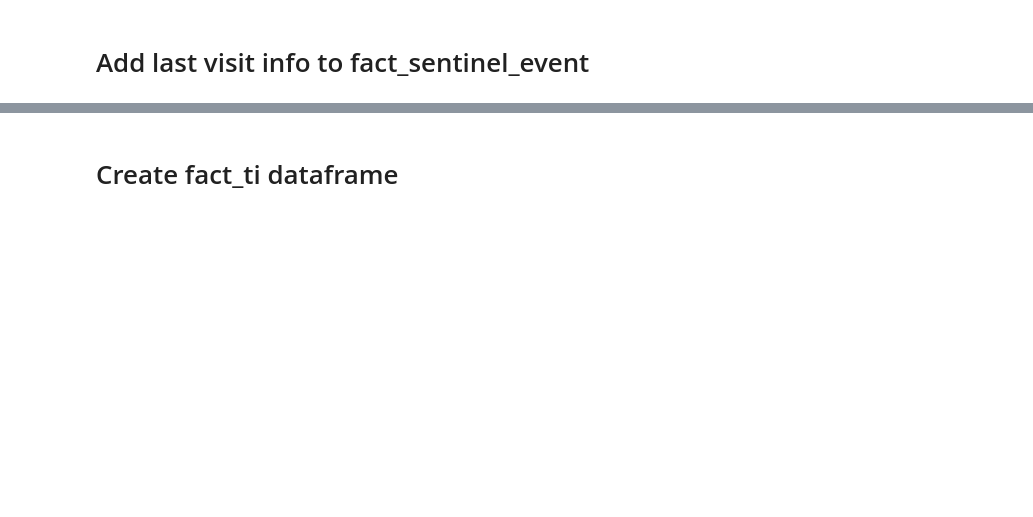
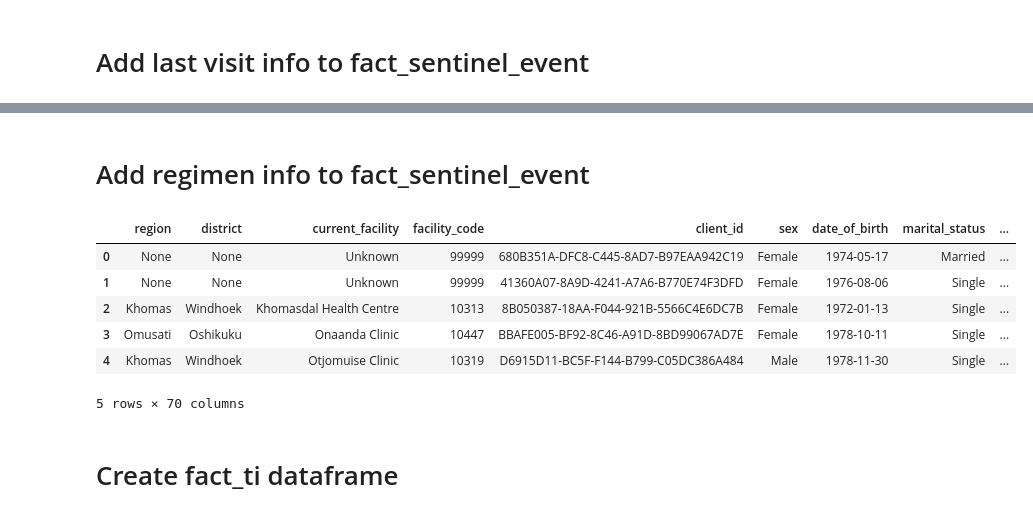
Before and after one commit to UCSF-IGHS/duft-config, a Jupyter notebook: system/data_tasks/fm_sentinel_events.ipynb, the cells around one changed output, grey strips where cells are left out. Saved outputs shown, nothing was run; the diff lists cells and outputs as text; code cells hidden in the pictures; blank space fills up the shorter version.

```diff
--- a/system/data_tasks/fm_sentinel_events.ipynb
+++ b/system/data_tasks/fm_sentinel_events.ipynb
@@ -263,8 +337,8 @@ fact_sentinel_event_df.head()
 # Create fact_last_visit dataframe
 # %%
 fact_visits_confs = {
-    "query": "SELECT DISTINCT f.idpatient, f.idfacilitycreate, f.visitDate, f.followupDate, f.scheduledDate, f.careModel, f.pregnantstatus, f.Breastfeeding, f.pregnantlmp, f.pregnantedd, f.ctxadherence, f.arvadherence, r.code, r.line, cc.treatment, cc.dateTreatment, labResult, pf.stiGenitalUlcers, pf.stiVaginalUrethralDischarge, pf.stiScreenResult, f.oiDetail, f.oiOther, f.tbScreenResult FROM Fup f LEFT JOIN patFup pf on f.id=pf.id LEFT JOIN cc ON f.id=cc.idFollowUp LEFT JOIN rgm r ON f.id=r.idFollowUp",
-    "cols": ['client_id', 'visit_facility_id', 'visit_date', 'next_visit_date', 'scheduled_visit_date', 'care_model', 'pregnancy_status', 'breast_feeding', 'lmp', 'edd', 'ctx_adherence', 'arv_adherence','current_regimen_code','current_regimen_line', 'cc_treatment_type','cc_treatment_date','cc_results', 'genital_ulcers','vaginal_urethral_discharge','sti_screening_result', 'oi', 'oi_other','tb_screen_result' ]
+    "query": "SELECT DISTINCT f.idpatient, f.idfacilitycreate, f.visitDate, f.followupDate, f.scheduledDate, f.careModel, f.pregnantstatus, f.Breastfeeding, f.pregnantlmp, f.pregnantedd, f.ctxadherence, f.arvadherence, cc.treatment, cc.dateTreatment, labResult, pf.stiGenitalUlcers, pf.stiVaginalUrethralDischarge, pf.stiScreenResult, f.oiDetail, f.oiOther, f.tbScreenResult FROM Fup f LEFT JOIN patFup pf on f.id=pf.id LEFT JOIN cc ON f.id=cc.idFollowUp",
+    "cols": ['client_id', 'visit_facility_id', 'visit_date', 'next_visit_date', 'scheduled_visit_date', 'care_model', 'pregnancy_status', 'breast_feeding', 'lmp', 'edd', 'ctx_adherence', 'arv_adherence', 'cc_treatment_type','cc_treatment_date','cc_results', 'genital_ulcers','vaginal_urethral_discharge','sti_screening_result', 'oi', 'oi_other','tb_screen_result' ]
 }
 
 fact_visits_query = fact_visits_confs.get("query")
@@ -345,0 +432,21 @@ environment.log_message(f'Finished extracting client visits data')
+# %%
+fact_reg_confs = {
+    "query": "SELECT idpatient, idfacilitycreate, \"date\", type,line, code, dosage,duration, reason FROM rgm",
+    "cols": ['client_id', 'ti_facility_id', 'regimen_date', 'regimen_type', 'regimen_line' ,'regimen', 'regimen_dosage','regimen_duration', 'regimen_reason']
+}
+
+fact_reg_query = fact_reg_confs.get("query")
+fact_reg_cols = fact_reg_confs.get("cols")
+
+fact_reg_data = fetch_file_maker_data(fact_reg_query, fm_connection)
+fact_reg_df = pd.DataFrame(fact_reg_data, columns=fact_reg_cols)
+
+fact_reg_df['regimen_date'] = pd.to_datetime(fact_reg_df['regimen_date'], errors='coerce')
+
+fact_reg_df = fact_reg_df.dropna(subset=['client_id', 'regimen_date'])
+
+fact_reg_df = fact_reg_df.loc[fact_reg_df.groupby('client_id')['regimen_date'].idxmax()]
+
+fact_reg_df.head()
+
+environment.log_message(f'Finished extracting client regimen data')
@@ -346,3 +456,27 @@ environment.log_message(f'Finished extracting client visits data')
+# %% [markdown]
+# Add regimen info to fact_sentinel_event
+# %%
+columns_to_add = ['client_id','regimen_line' ,'regimen','regimen_date']
+
+fact_reg_df = fact_reg_df[columns_to_add]
+
+fact_sentinel_event_df = pd.merge(fact_sentinel_event_df, fact_reg_df, on='client_id', how='left')
+
+fact_sentinel_event_df = fact_sentinel_event_df.rename(columns={
+    'regimen_line': 'last_regimen_line',
+    'regimen': 'last_regimen',
+    'regimen_date': 'last_regimen_date'
+})
+
+fact_sentinel_event_df.head()
+# %% [output]
+|  | region | district | current_facility | facility_code | client_id | sex | date_of_birth | marital_status | ... |
+| 0 | None | None | Unknown | 99999 | 680B351A-DFC8-C445-8AD7-B97EAA942C19 | Female | 1974-05-17 | Married | ... |
+| 1 | None | None | Unknown | 99999 | 41360A07-8A9D-4241-A7A6-B770E74F3DFD | Female | 1976-08-06 | Single | ... |
+| 2 | Khomas | Windhoek | Khomasdal Health Centre | 10313 | 8B050387-18AA-F044-921B-5566C4E6DC7B | Female | 1972-01-13 | Single | ... |
+| 3 | Omusati | Oshikuku | Onaanda Clinic | 10447 | BBAFE005-BF92-8C46-A91D-8BD99067AD7E | Female | 1978-10-11 | Single | ... |
+| 4 | Khomas | Windhoek | Otjomuise Clinic | 10319 | D6915D11-BC5F-F144-B799-C05DC386A484 | Male | 1978-11-30 | Single | ... |
+5 rows × 70 columns
 # %% [markdown]
 # Create fact_ti dataframe
 # %%
```
Also changed, not shown: parts of 67 cells of this notebook, 10 other files.
